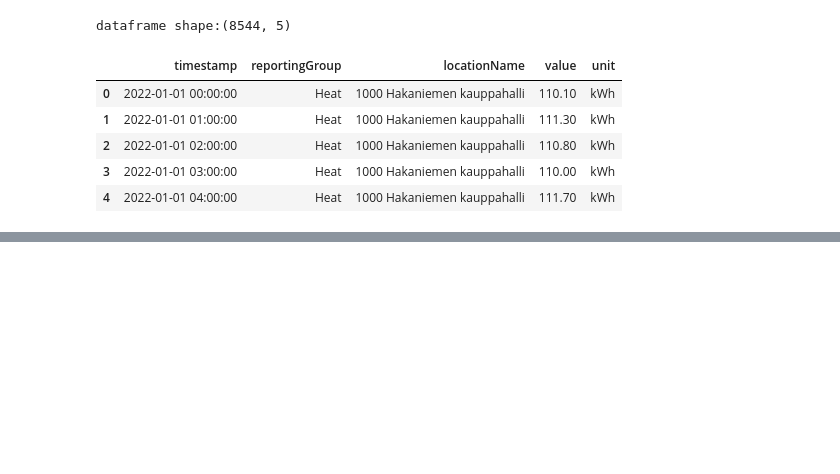
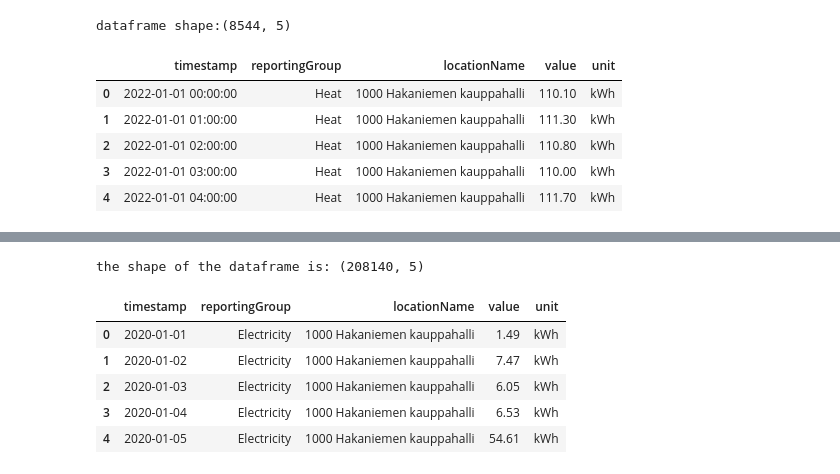
Before and after one commit to Jerry-Aremu/helsinki_energy_consumption, a Jupyter notebook: helsinki_properties_energy_consumption.ipynb, the cells around one changed output, grey strips where cells are left out. Drawn from its saved outputs; the diff is of its cells as text; code cells hidden in the pictures; blank space fills up the shorter version.

Commit message:
fetched energy data for 2020 and 2021

```diff
--- a/helsinki_properties_energy_consumption.ipynb
+++ b/helsinki_properties_energy_consumption.ipynb
@@ -262,0 +194,13 @@ the shape of the dataframe is: (205322, 5)
+# %%
+# Read the JSON file into a pandas DataFrame
+df_2021 = pd.read_json('merged_data.json')
+print(f"the shape of the dataframe is: {df_2021.shape}")
+df_2021.head()
+# %% [output]
+the shape of the dataframe is: (208140, 5)
+|  | timestamp | reportingGroup | locationName | value | unit |
+| 0 | 2020-01-01 | Electricity | 1000 Hakaniemen kauppahalli | 1.49 | kWh |
+| 1 | 2020-01-02 | Electricity | 1000 Hakaniemen kauppahalli | 7.47 | kWh |
+| 2 | 2020-01-03 | Electricity | 1000 Hakaniemen kauppahalli | 6.05 | kWh |
+| 3 | 2020-01-04 | Electricity | 1000 Hakaniemen kauppahalli | 6.53 | kWh |
+| 4 | 2020-01-05 | Electricity | 1000 Hakaniemen kauppahalli | 54.61 | kWh |
```
Also changed, not shown: parts of 26 cells of this notebook.
